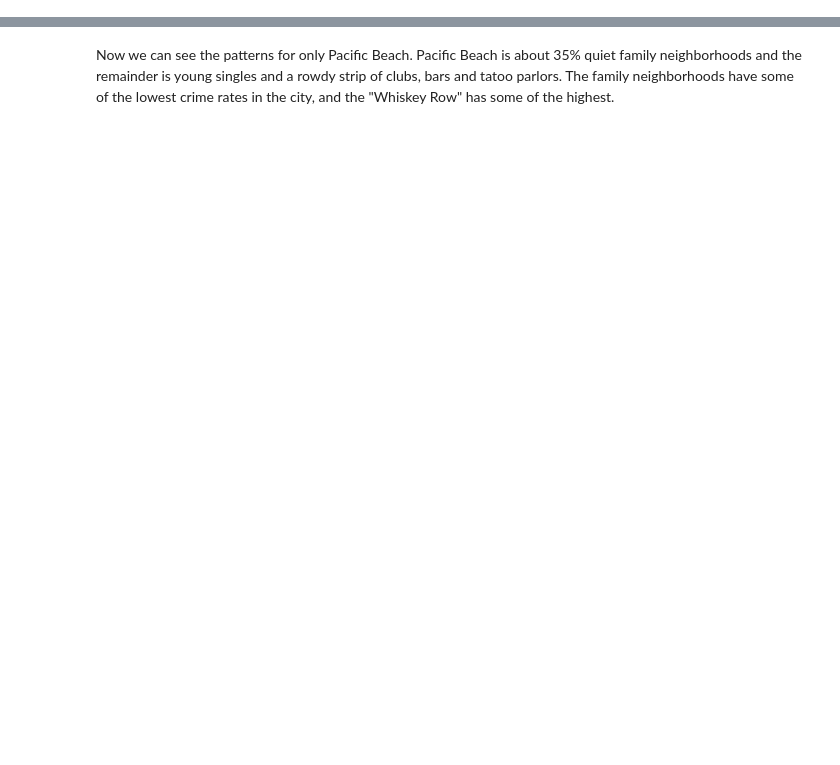
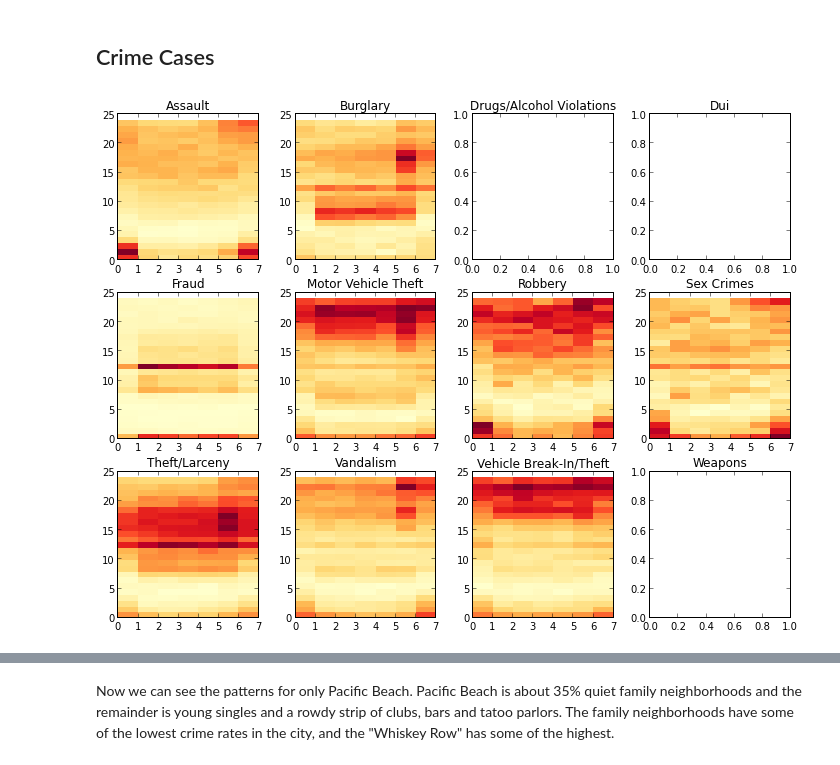
Before and after one commit to CivicSpleen/ambry, a Jupyter notebook: notebooks/crime/Crime Heat Maps.ipynb, the cells around one changed output, grey strips where cells are left out. Cells and saved outputs as stored; diff of their text form; code cells hidden in the pictures; blank space fills up the shorter version.

```diff
--- a/notebooks/crime/Crime Heat Maps.ipynb
+++ b/notebooks/crime/Crime Heat Maps.ipynb
@@ -131,0 +92,6 @@ plot_heat_grid(inct)
+# %% [markdown]
+## Crime Cases
+# %%
+plot_heat_grid(inct, incident_type='CRIME CASE')
+# %% [output]
+[figure, added]
```
Also changed, not shown: parts of 57 cells of this notebook, 1 other file.
